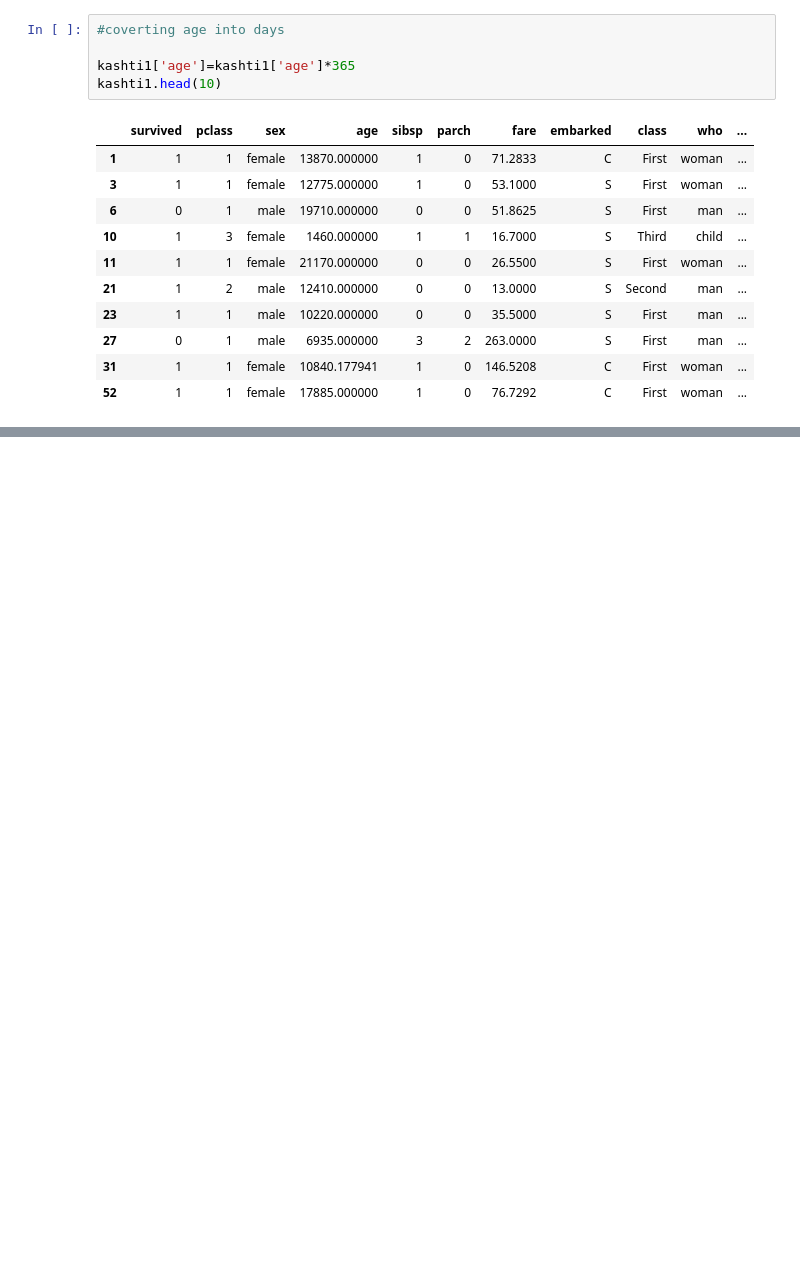
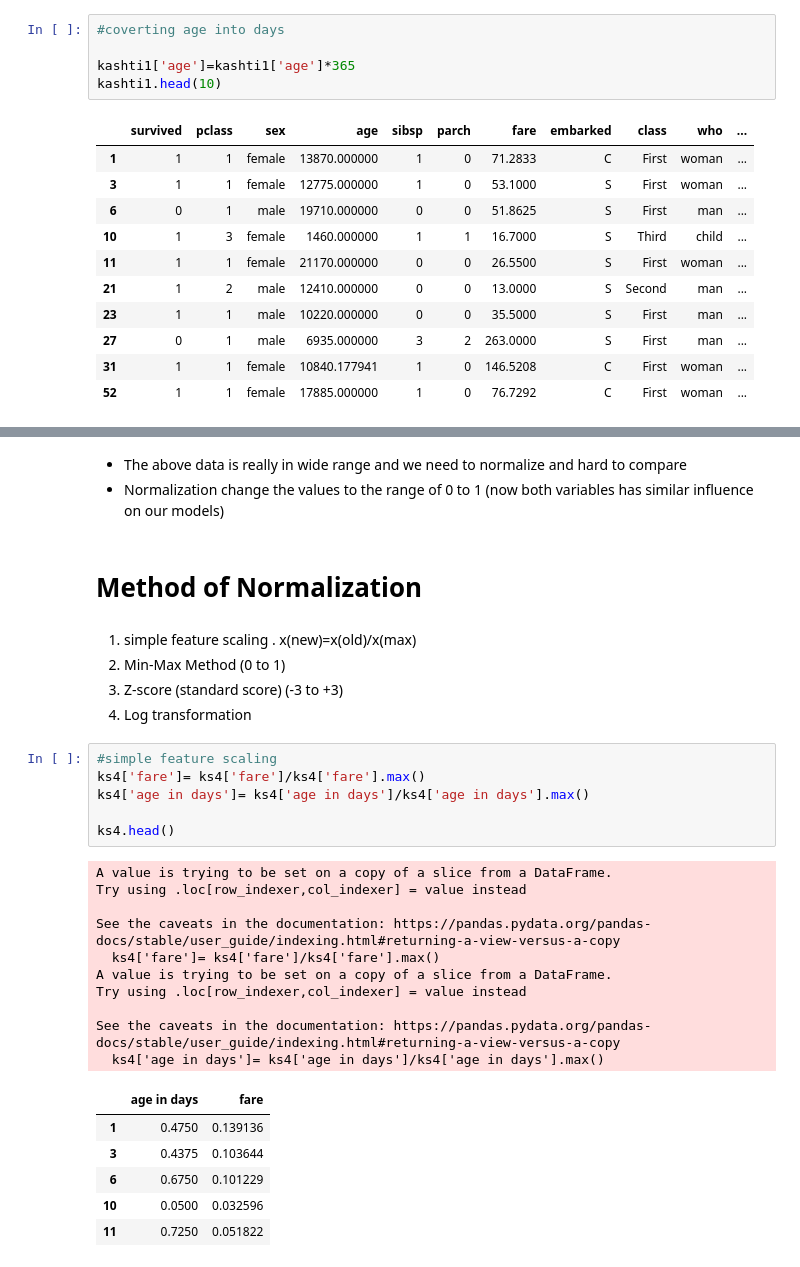
Before and after one commit to juneedpk/data-viz1, a Jupyter notebook: data-wrangling.ipynb, the cells around one changed output, grey strips where cells are left out. Drawn from its saved outputs; the diff is of its cells as text; blank space fills up the shorter version.

Commit message:
added data normalization

```diff
--- a/data-wrangling.ipynb
+++ b/data-wrangling.ipynb
@@ -262,0 +297,34 @@ kashti1.head()
+# %% [markdown]
+- The above data is really in wide range and we need to normalize and hard to compare
+- Normalization change the values to the range of 0 to 1 (now both variables has similar influence on our models)
+# %% [markdown]
+# Method of Normalization
+# %% [markdown]
+1. simple feature scaling
+    . x(new)=x(old)/x(max)
+2. Min-Max Method (0 to 1)
+3. Z-score (standard score) (-3 to +3)
+4. Log transformation
+# %%
+#simple feature scaling
+ks4['fare']= ks4['fare']/ks4['fare'].max()
+ks4['age in days']= ks4['age in days']/ks4['age in days'].max()
+
+ks4.head()
+# %% [output]
+A value is trying to be set on a copy of a slice from a DataFrame.
+Try using .loc[row_indexer,col_indexer] = value instead
+
+See the caveats in the documentation: https://pandas.pydata.org/pandas-docs/stable/user_guide/indexing.html#returning-a-view-versus-a-copy
+  ks4['fare']= ks4['fare']/ks4['fare'].max()
+A value is trying to be set on a copy of a slice from a DataFrame.
+Try using .loc[row_indexer,col_indexer] = value instead
+
+See the caveats in the documentation: https://pandas.pydata.org/pandas-docs/stable/user_guide/indexing.html#returning-a-view-versus-a-copy
+  ks4['age in days']= ks4['age in days']/ks4['age in days'].max()
+|  | age in days | fare |
+| 1 | 0.4750 | 0.139136 |
+| 3 | 0.4375 | 0.103644 |
+| 6 | 0.6750 | 0.101229 |
+| 10 | 0.0500 | 0.032596 |
+| 11 | 0.7250 | 0.051822 |
```
Also changed, not shown: parts of 9 cells of this notebook.
